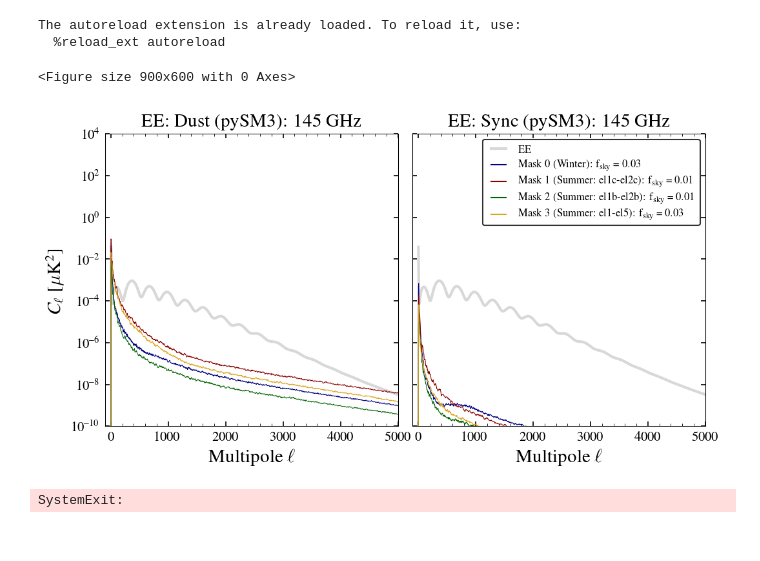
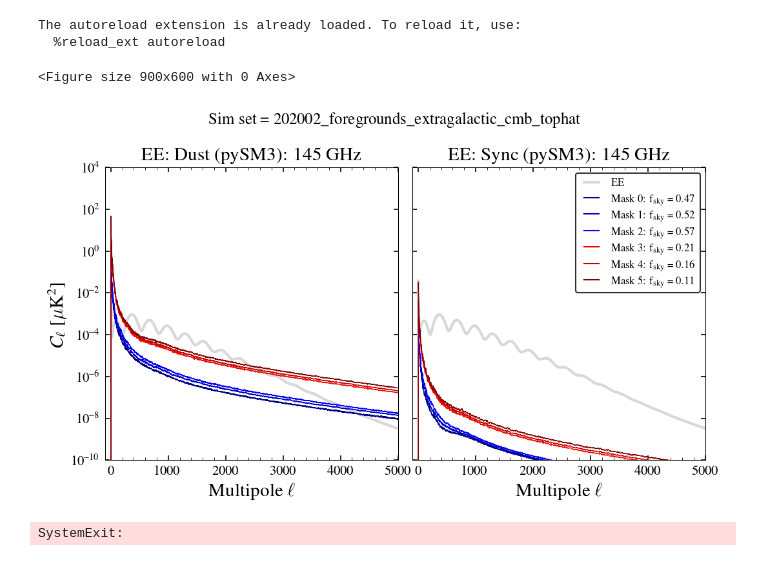
Before and after one commit to sriniraghunathan/DRAFT, a Jupyter notebook: scripts/notebooks/checks/check_gal_cl.ipynb, the cells around one changed output. Drawn from its saved outputs; the diff is of its cells as text; code cells hidden in the pictures.

```diff
--- a/scripts/notebooks/checks/check_gal_cl.ipynb
+++ b/scripts/notebooks/checks/check_gal_cl.ipynb
@@ -79,16 +79,17 @@ param_dict['cl_gal_dic_sync_fname'] = '%s/synchrotron/0000/s4like_mask/cls_galac
 extra_str = 'pySM3/s4like_mask/'
 '''
 
-'''
 #for Neff: T/P available
 nside, lmax = 2048, 5000
 TParr = ['T', 'P']
-data_folder = '/Volumes/data_PHD_WD_babbloo/s4/cmbs4/map_based_simulations/202002_foregrounds_extragalactic_cmb_tophat/4096/'
+which_sim_set = '202002_foregrounds_extragalactic_cmb_tophat'
+#which_sim_set = '202102_design_tool_input'
+data_folder = '/Volumes/data_PHD_WD_babbloo/s4/cmbs4/map_based_simulations/%s/4096/' %(which_sim_set)
 param_dict['cl_gal_dic_dust_fname'] = '%s/dust/0000/s4like_mask_v2/cls_galactic_sims_dust_nside%s_lmax%s_cos_el_40.npy' %(data_folder, nside, lmax)
 param_dict['cl_gal_dic_sync_fname'] = '%s/synchrotron/0000/s4like_mask_v2/cls_galactic_sims_sync_nside%s_lmax%s_cos_el_40.npy' %(data_folder, nside, lmax)
 extra_str = 'pySM3/s4like_mask_v2/'
+
 '''
-
 #spt3g masks
 nside, lmax = 2048, 6000
 TParr = ['T', 'P']
@@ -96,6 +97,7 @@ data_folder = '/Volumes/data_PHD_WD_babbloo/s4/cmbs4/map_based_simulations/20200
 param_dict['cl_gal_dic_dust_fname'] = '%s/dust/0000/spt3g/cls_galactic_sims_dust_nside%s_lmax%s.npy' %(data_folder, nside, lmax)
 param_dict['cl_gal_dic_sync_fname'] = '%s/synchrotron/0000/spt3g/cls_galactic_sims_sync_nside%s_lmax%s.npy' %(data_folder, nside, lmax)
 extra_str = 'pySM3/spt3g/'
+'''
 
 if (0):
     #S4 specs
@@ -208,7 +210,7 @@ if extra_str.find('s4like_mask_v2')>-1:
     cmap = cm.jet
     color_dic = {0:cmap(0), 1: cmap(15), 2: cmap(30), 3: cmap(230), 4: cmap(240), 5: cmap(255)}
     freqarr = [145]
-    which_spec = 'TT'
+    which_spec = 'EE' #TT'
 if extra_str.find('spt3g')>-1:
     tot_mask_iter = 4
     reqd_masks = [0, 1, 2, 3]
@@ -294,33 +296,33 @@ for cntr, which_comp in enumerate( ['dust', 'sync'] ):
                 if mask_iter not in reqd_masks: continue
             fsky_val = fsky_arr[mask_iter]
             labval = r'Mask %s: f$_{\rm sky} = %.2f$' %(mask_iter, fsky_val)
             if mask_str_dic is not None:
                 labval = r'Mask %s (%s): f$_{\rm sky} = %.2f$' %(mask_iter, mask_str_dic[mask_iter], fsky_val)
             plot([], [], color = color_dic[mask_iter], label = labval)
 
         #legend(loc = 3, ncol = 2, fontsize = 8)
         legend(loc = 1, ncol = 1, fontsize = 8)
     xlabel(r'Multipole $\ell$', fontsize = 14)
     if cntr == 0:
         ylabel(r'$C_{\ell}\ [\mu {\rm K}^{2}]$', fontsize = 14)
     else:
         setp(ax.get_yticklabels(which = 'both'), visible=False)
     extra_str_tmp = extra_str.split('/')[0].replace('_', '\_')
     if len(freqarr)>1:
         title(r'%s: %s (%s)' %(which_spec, which_comp.capitalize(), extra_str_tmp), fontsize = 14)
     else:
         title(r'%s: %s (%s): %s GHz' %(which_spec, which_comp.capitalize(), extra_str_tmp, freqarr[0]), fontsize = 14)
     xmax = 5000#7100 #lmax+100
     xlim(-100, xmax);
     ylim(1e-10, 1e4)
 
     #xlim(None, 200); ylim(1e-6, 1e-2)
-
+suptitle('Sim set = %s' %(which_sim_set.replace('_','\_')), fontsize = 12, y = 1.02)
 show();sys.exit()
 plfolder = 'reports/galactic_sims/dust_sync_spectra/%s/' %(extra_str)
 os.system('mkdir -p %s' %(plfolder))
 #savefig('%s/dust_sync_%s.pdf' %(plfolder, which_spec))
 # %% [output]
 <Figure size 900x600 with 0 Axes>
-[figure, old version]
+[figure, new version]
 SystemExit:
```
Also changed, not shown: parts of 2 cells of this notebook, 22 other files.
